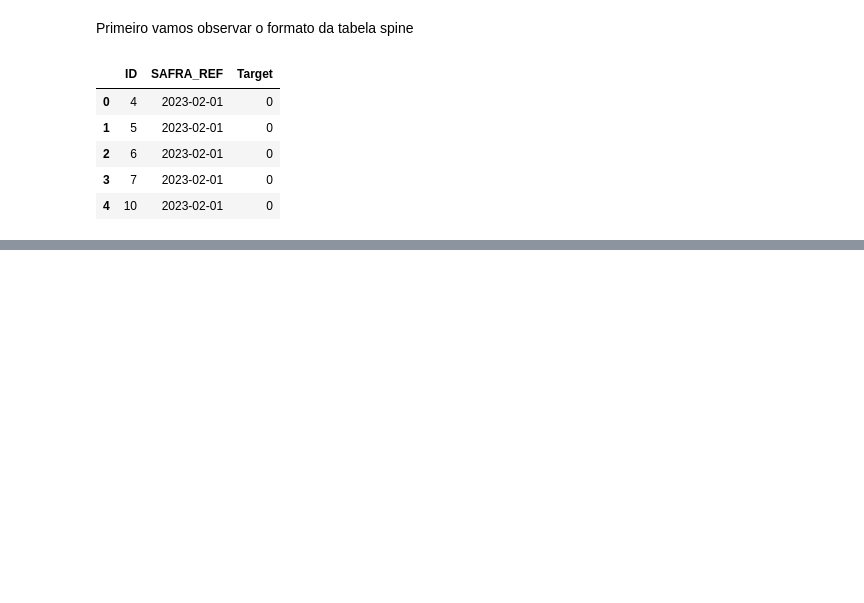
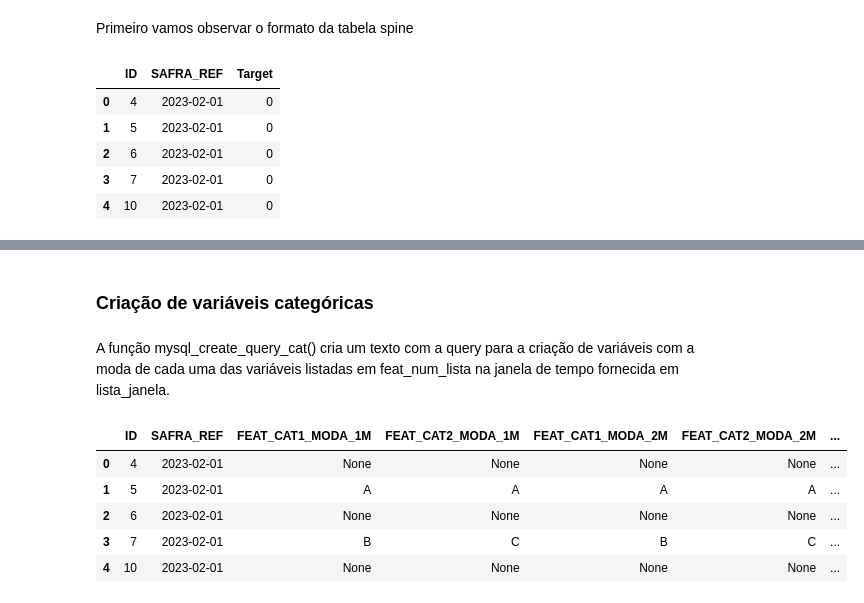
Before and after one commit to ravennaro/featsql, a Jupyter notebook: nbs/index.ipynb, the cells around one changed output, grey strips where cells are left out. Saved outputs shown, nothing was run; the diff lists cells and outputs as text; code cells hidden in the pictures; blank space fills up the shorter version.

```diff
--- a/nbs/index.ipynb
+++ b/nbs/index.ipynb
@@ -141,0 +350,23 @@ print(query_final_cat)
+# %% [markdown]
+### Criação de variáveis categóricas
+# %% [markdown]
+A função mysql_create_query_cat() cria um texto com a query para a criação de variáveis com a moda de cada uma das variáveis listadas  em feat_num_lista na janela de tempo fornecida em lista_janela.
+# %%
+tb_publico = 'tb_spine'
+tb_feat = 'tb_feat'
+id = 'ID'
+safra_ref = 'SAFRA_REF'
+safra = 'SAFRA'
+feat_num_lista = ['FEAT_CAT1','FEAT_CAT2']
+lista_janela = [1,2,3]
+query_final_cat_mysql = mysql_create_query_cat(tb_publico, tb_feat, lista_janela, feat_num_lista, id, safra_ref, safra)
+# %%
+df_cat_sqlite_mysql = pd.read_sql(query_final_cat_mysql, connection)
+df_cat_sqlite_mysql.head()
+# %% [output]
+|  | ID | SAFRA_REF | FEAT_CAT1_MODA_1M | FEAT_CAT2_MODA_1M | FEAT_CAT1_MODA_2M | FEAT_CAT2_MODA_2M | ... |
+| 0 | 4 | 2023-02-01 | None | None | None | None | ... |
+| 1 | 5 | 2023-02-01 | A | A | A | A | ... |
+| 2 | 6 | 2023-02-01 | None | None | None | None | ... |
+| 3 | 7 | 2023-02-01 | B | C | B | C | ... |
+| 4 | 10 | 2023-02-01 | None | None | None | None | ... |
```
Also changed, not shown: parts of 77 cells of this notebook, 12 other files.
